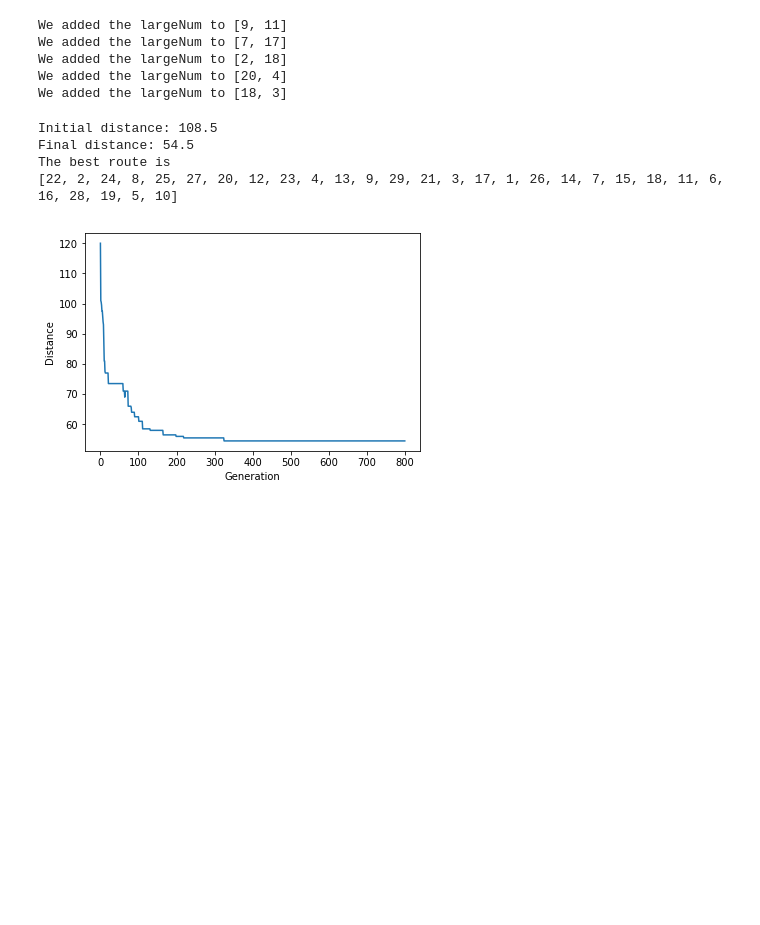
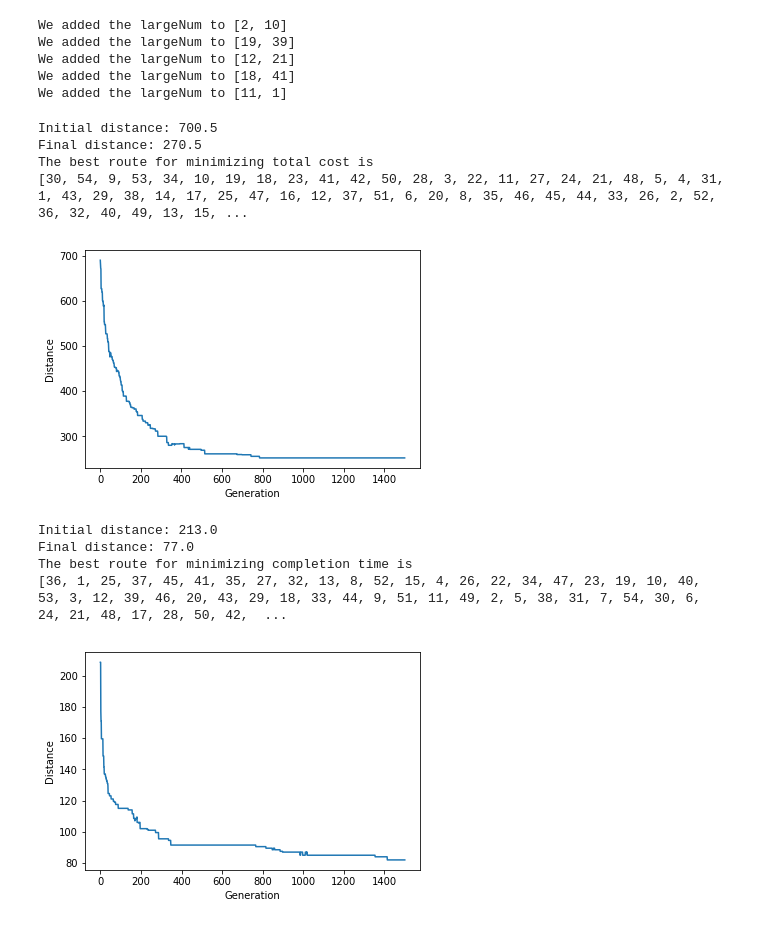
Before and after one commit to JenWei0312/m-traveling-Salesman, a Jupyter notebook: ThirdTry.ipynb, the cells around one changed output. Saved outputs shown, nothing was run; the diff lists cells and outputs as text; code cells hidden in the pictures; blank space fills up the shorter version.

```diff
--- a/ThirdTry.ipynb
+++ b/ThirdTry.ipynb
@@ -375,7 +375,7 @@ def geneticAlgorithmPlot(routeLength, popSize, Dis, m, Lambda, eliteSize, mutati
     plt.xlabel('Generation')
     plt.show()
 # %%
-n=25
+n=50
 m=5
 LargeNum=5000
 NumOfOneWay=5
@@ -410,47 +410,43 @@ CostMatrix = TotalCostMatrix(TravelCost_m, WorkCost)
 #print("The final cost matrix is")
 #print(CostMatrix)
 # %% [output]
-We added the largeNum to [9, 11]
-We added the largeNum to [7, 17]
-We added the largeNum to [2, 18]
-We added the largeNum to [20, 4]
-We added the largeNum to [18, 3]
+We added the largeNum to [2, 10]
+We added the largeNum to [19, 39]
+We added the largeNum to [12, 21]
+We added the largeNum to [18, 41]
+We added the largeNum to [11, 1]
 # %%
-popSize=100
+popSize=150
 routeLength=n+m-1
-#m=3
-Lambda=0
+Lambda=1
 eliteSize=20
-mutationRate=0.001
-generations=800
-
-
-#pop=initialPopulation(popSize,routeLength)
-
-#RankedPop=rankRoutes(pop,CostMatrix,m,Lambda)
-
-#Selected=selection(RankedPop, eliteSize)
-
-#Pool=matingPool(pop, Selected)
-
-#SecondGen=nextGeneration(pop, CostMatrix, m, Lambda, eliteSize, mutationRate)
-
-
-#RankedPop=rankRoutes(SecondGen,CostMatrix,m,Lambda)
-
-#ThirdGen=nextGeneration(SecondGen, CostMatrix, m, Lambda, eliteSize, mutationRate)
-#RankedPop=rankRoutes(ThirdGen,CostMatrix,m,Lambda)
+mutationRate=0.0005
+generations=1500
 
 
 bestRoute=geneticAlgorithm(popSize, routeLength, CostMatrix, m, Lambda, eliteSize, mutationRate, generations)
 
-print("The best route is \n" + str(bestRoute))
+print("The best route for minimizing total cost is \n" + str(bestRoute))
 print("\n")
 
 geneticAlgorithmPlot(routeLength, popSize, CostMatrix, m, Lambda, eliteSize, mutationRate, generations)
+
+Lambda=0
+
+bestRoute=geneticAlgorithm(popSize, routeLength, CostMatrix, m, Lambda, eliteSize, mutationRate, generations)
+
+print("The best route for minimizing completion time is \n" + str(bestRoute))
+print("\n")
+
+geneticAlgorithmPlot(routeLength, popSize, CostMatrix, m, Lambda, eliteSize, mutationRate, generations)
 # %% [output]
-Initial distance: 108.5
-Final distance: 54.5
-The best route is
-[22, 2, 24, 8, 25, 27, 20, 12, 23, 4, 13, 9, 29, 21, 3, 17, 1, 26, 14, 7, 15, 18, 11, 6, 16, 28, 19, 5, 10]
+Initial distance: 700.5
+Final distance: 270.5
+The best route for minimizing total cost is
+[30, 54, 9, 53, 34, 10, 19, 18, 23, 41, 42, 50, 28, 3, 22, 11, 27, 24, 21, 48, 5, 4, 31, 1, 43, 29, 38, 14, 17, 25, 47, 16, 12, 37, 51, 6, 20, 8, 35, 46, 45, 44, 33, 26, 2, 52, 36, 32, 40, 49, 13, 15, ...
-[figure, old version]
+[figure, new version]
+Initial distance: 213.0
+Final distance: 77.0
+The best route for minimizing completion time is
+[36, 1, 25, 37, 45, 41, 35, 27, 32, 13, 8, 52, 15, 4, 26, 22, 34, 47, 23, 19, 10, 40, 53, 3, 12, 39, 46, 20, 43, 29, 18, 33, 44, 9, 51, 11, 49, 2, 5, 38, 31, 7, 54, 30, 6, 24, 21, 48, 17, 28, 50, 42,  ...
+[figure, added]
```
